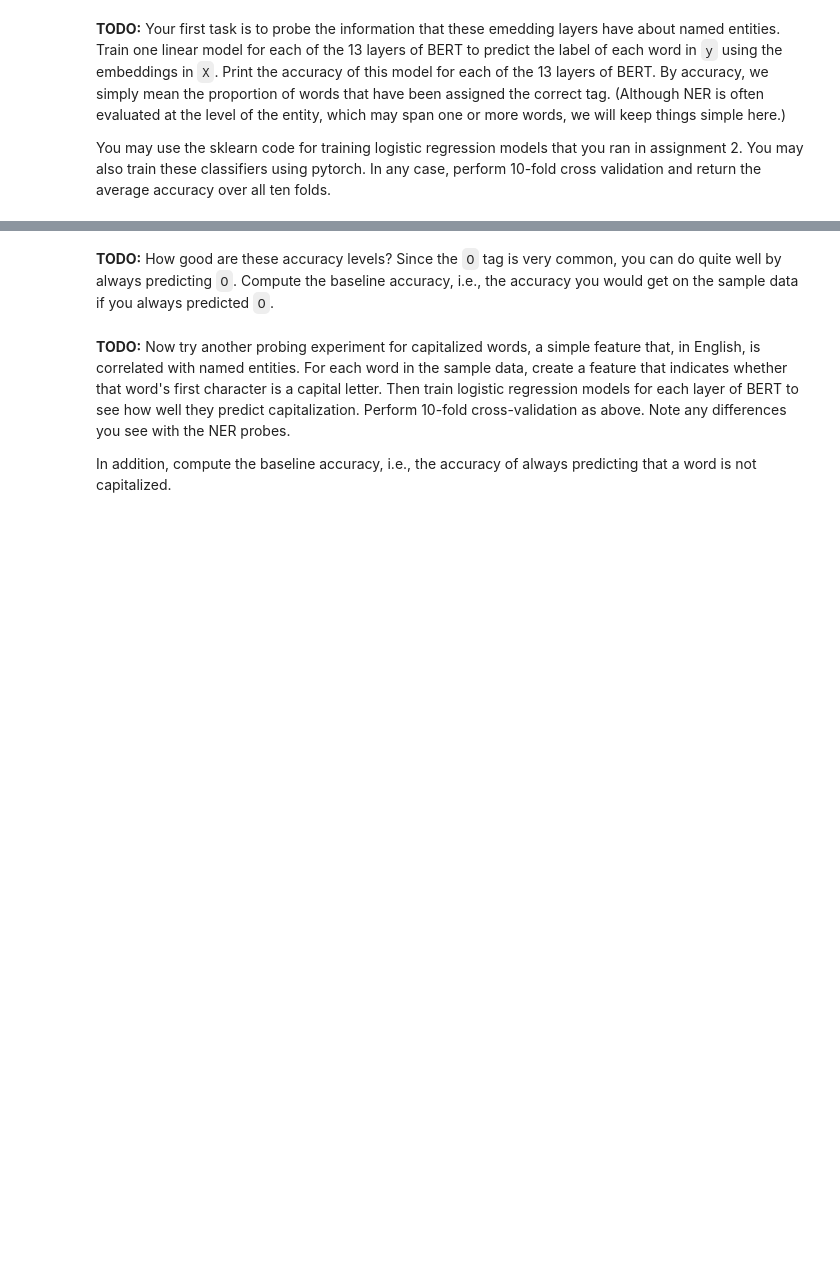
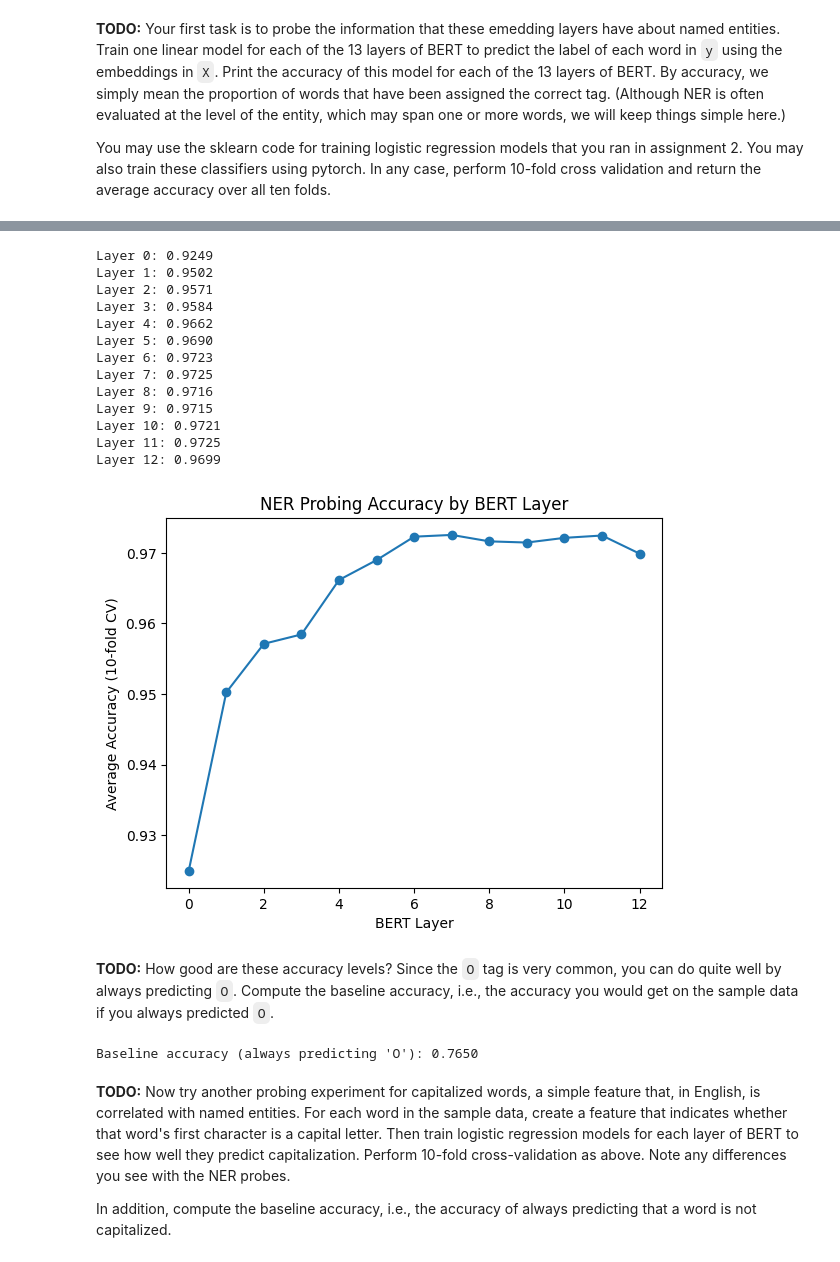
Before and after one commit to sirius70/NLP_HW3, a Jupyter notebook: bert_probe.ipynb, the cells around one changed output, grey strips where cells are left out. Drawn from its saved outputs; the diff is of its cells as text; code cells hidden in the pictures; blank space fills up the shorter version.

```diff
--- a/bert_probe.ipynb
+++ b/bert_probe.ipynb
@@ -136,2 +271,49 @@ You may use the sklearn code for training logistic regression models that you ra
+# %%
+# TODO: Train linear models to predict the NER labels using embeddings from each layer of BERT.
+from sklearn.linear_model import LogisticRegression
+from sklearn.model_selection import KFold
+from sklearn.metrics import accuracy_score
+import numpy as np
+import matplotlib.pyplot as plt
+
+kf = KFold(n_splits=10, shuffle=True, random_state=42)
+layer_accuracies = []
+
+for layer in range(X.shape[1]):
+    X_layer = X[:, layer, :]
+    accuracies = []
+    for train_idx, test_idx in kf.split(X_layer):
+        X_train, X_test = X_layer[train_idx], X_layer[test_idx]
+        y_train, y_test = y[train_idx], y[test_idx]
+
+        clf = LogisticRegression(max_iter=200, solver='lbfgs', n_jobs=-1)
+        clf.fit(X_train, y_train)
+        y_pred = clf.predict(X_test)
+        accuracies.append(accuracy_score(y_test, y_pred))
+
+    mean_acc = np.mean(accuracies)
+    layer_accuracies.append(mean_acc)
+    print(f"Layer {layer}: {mean_acc:.4f}")
+
+plt.plot(range(len(layer_accuracies)), layer_accuracies, marker='o')
+plt.xlabel("BERT Layer")
+plt.ylabel("Average Accuracy (10-fold CV)")
+plt.title("NER Probing Accuracy by BERT Layer")
+plt.show()
+# %% [output]
+Layer 0: 0.9249
+Layer 1: 0.9502
+Layer 2: 0.9571
+Layer 3: 0.9584
+Layer 4: 0.9662
+Layer 5: 0.9690
+Layer 6: 0.9723
+Layer 7: 0.9725
+Layer 8: 0.9716
+Layer 9: 0.9715
+Layer 10: 0.9721
+Layer 11: 0.9725
+Layer 12: 0.9699
+[figure, added]
 # %% [markdown]
 **TODO:** How good are these accuracy levels? Since the `O` tag is very common, you can do quite well by always predicting `O`. Compute the baseline accuracy, i.e., the accuracy you would get on the sample data if you always predicted `O`.
@@ -140,3 +320,20 @@ You may use the sklearn code for training logistic regression models that you ra
+# %%
+# TODO: Compute and print the baseline accuracy of always predicting O.
+
+import numpy as np
+
+# The label ID for 'O' (outside any named entity)
+o_label_id = label2id['O']
+
+# Compute how many tokens in y are 'O'
+o_count = np.sum(y == o_label_id)
+
+# Compute baseline accuracy: proportion of tokens that are 'O'
+baseline_accuracy = o_count / len(y)
+
+print(f"Baseline accuracy (always predicting 'O'): {baseline_accuracy:.4f}")
+# %% [output]
+Baseline accuracy (always predicting 'O'): 0.7650
 # %% [markdown]
 **TODO:** Now try another probing experiment for capitalized words, a simple feature that, in English, is correlated with named entities. For each word in the sample data, create a feature that indicates whether that word's first character is a capital letter. Then train logistic regression models for each layer of BERT to see how well they predict capitalization. Perform 10-fold cross-validation as above. Note any differences you see with the NER probes.
 
```
Also changed, not shown: parts of 16 cells of this notebook.
